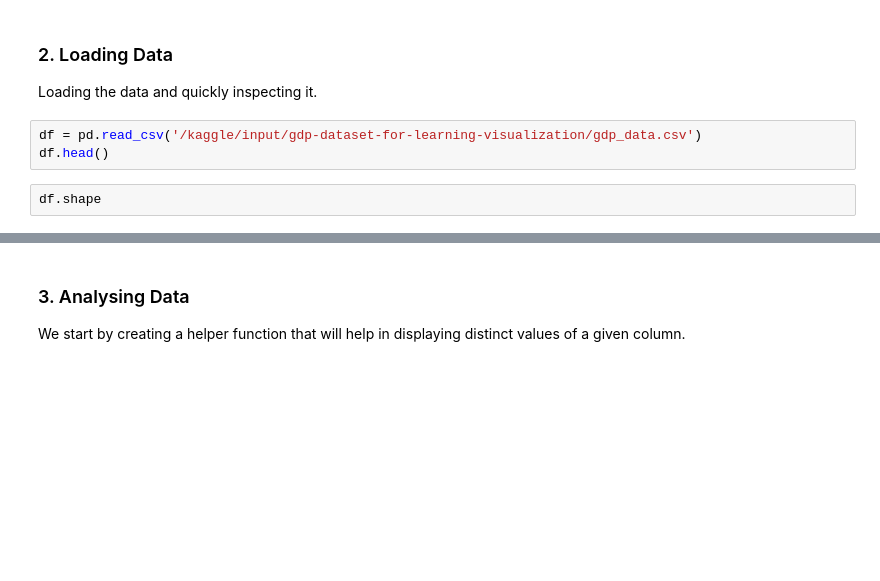
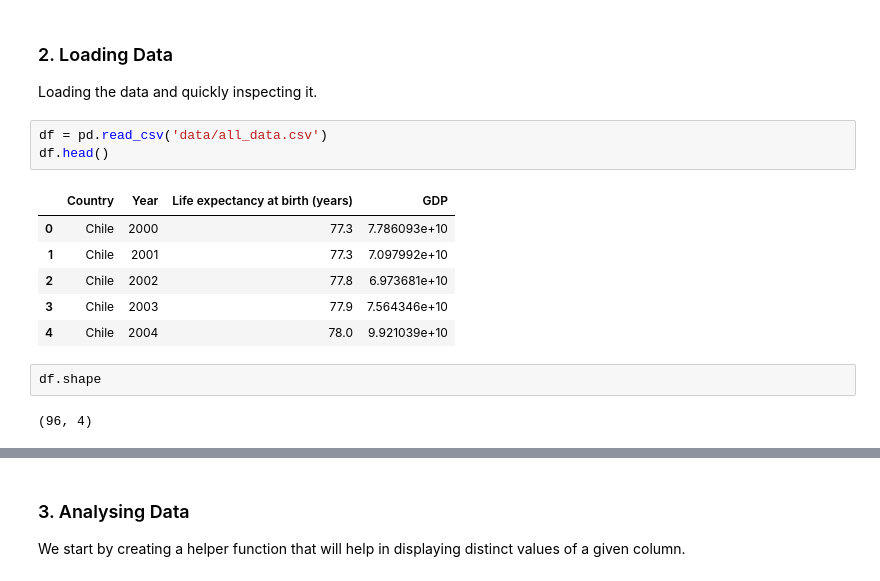
Before and after one commit to Mas73rs/life_expectancy_and_gdp_analysis, a Jupyter notebook: life-expectancy-and-gdp-correlation.ipynb, the cells around one changed output, grey strips where cells are left out. Drawn from its saved outputs; the diff is of its cells as text; blank space fills up the shorter version.

```diff
--- a/life-expectancy-and-gdp-correlation.ipynb
+++ b/life-expectancy-and-gdp-correlation.ipynb
@@ -38,9 +38,18 @@ import seaborn as sns
 ### 2. Loading Data
 Loading the data and quickly inspecting it.
 # %%
-df = pd.read_csv('/kaggle/input/gdp-dataset-for-learning-visualization/gdp_data.csv')
+df = pd.read_csv('data/all_data.csv')
 df.head()
+# %% [output]
+|  | Country | Year | Life expectancy at birth (years) | GDP |
+| 0 | Chile | 2000 | 77.3 | 7.786093e+10 |
+| 1 | Chile | 2001 | 77.3 | 7.097992e+10 |
+| 2 | Chile | 2002 | 77.8 | 6.973681e+10 |
+| 3 | Chile | 2003 | 77.9 | 7.564346e+10 |
+| 4 | Chile | 2004 | 78.0 | 9.921039e+10 |
 # %%
 df.shape
+# %% [output]
+(96, 4)
 # %%
 df.info()
```
Also changed, not shown: parts of 13 cells of this notebook, 1 other file.
